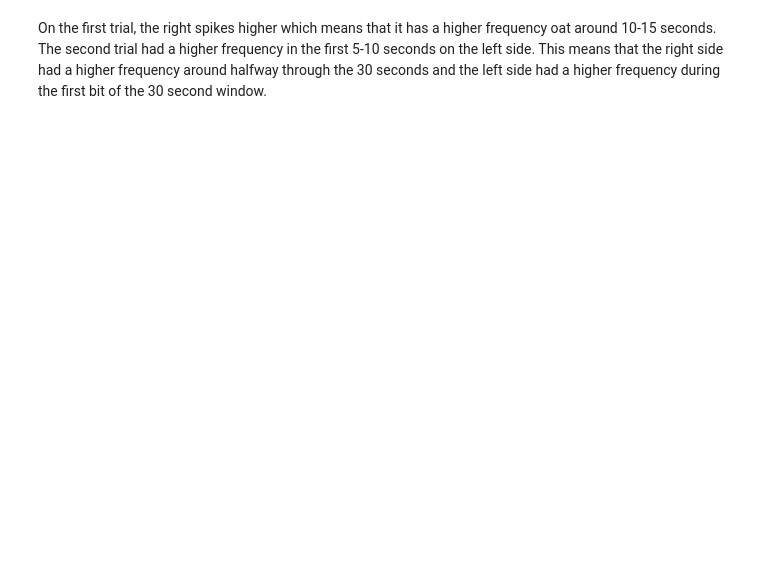
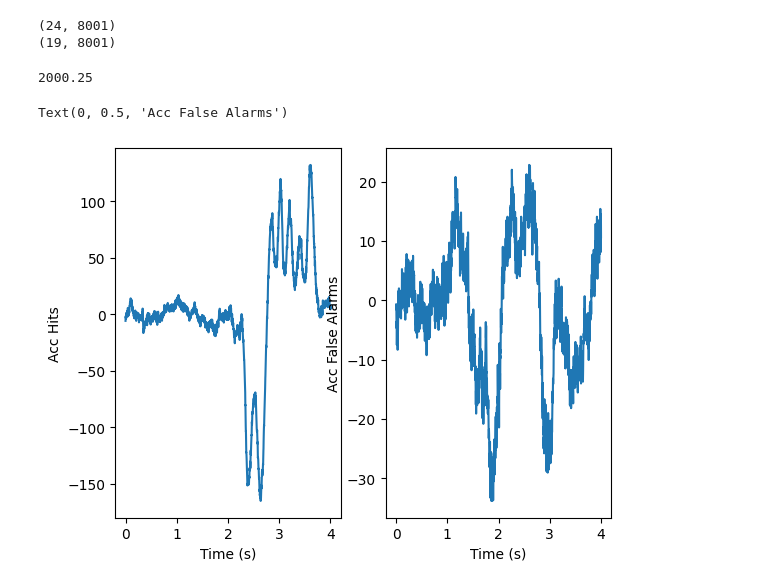
Before and after one commit to oliviahfrank/hello, a Jupyter notebook: coding_homework_7.ipynb, the cells around one changed output. Drawn from its saved outputs; the diff is of its cells as text; code cells hidden in the pictures; blank space fills up the shorter version.

```diff
--- a/coding_homework_7.ipynb
+++ b/coding_homework_7.ipynb
@@ -12,12 +13,7 @@ import matplotlib.pyplot as plt
 # %%
-url1= 'https://raw.githubusercontent.com/hallockh/neur_265_spring2026/refs/heads/main/data/spikes_left_trial1.csv'
-url2= 'https://raw.githubusercontent.com/hallockh/neur_265_spring2026/refs/heads/main/data/spikes_right_trial1.csv'
-url3= 'https://raw.githubusercontent.com/hallockh/neur_265_spring2026/refs/heads/main/data/spikes_left_trial2.csv'
-url4= 'https://raw.githubusercontent.com/hallockh/neur_265_spring2026/refs/heads/main/data/spikes_right_trial2.csv'
-# defining the urls to use so I can use all the information from the CSV files
-# used a delimiter to get rid of any empty spaces in the data
+url1='https://raw.githubusercontent.com/hallockh/neur_265_spring2026/refs/heads/main/data/acc_hits_hw5.csv'
+url2='https://raw.githubusercontent.com/hallockh/neur_265_spring2026/refs/heads/main/data/acc_fa_hw5.csv'
+#defining the urls and then uploading the csv files as variables using the delimiter to get rid of any empty slots.
 
-spikes_left_trial1 = np.loadtxt(url1, delimiter = ',')
-spikes_right_trial1 = np.loadtxt(url2, delimiter = ',')
-spikes_left_trial2 = np.loadtxt(url3, delimiter = ',')
-spikes_right_trial2 = np.loadtxt(url4, delimiter = ',')
+acc_hits=np.loadtxt(url1, delimiter=",")
+acc_fa=np.loadtxt(url2,delimiter=",")
@@ -174,2 +20,30 @@ Text(0.5, 1.0, 'Trial 2')
-# %% [markdown]
-On the first trial, the right spikes higher which means that it has a higher frequency oat around 10-15 seconds. The second trial had a higher frequency in the first 5-10 seconds on the left side. This means that the right side had a higher frequency around halfway through the 30 seconds and the left side had a higher frequency during the first bit of the 30 second window.
+# %%
+print(acc_hits.shape)
+print(acc_fa.shape)
+#printing the shape of the two variables defined by the csv files above
+# %% [output]
+(24, 8001)
+(19, 8001)
+# %%
+time = np.linspace(0, 4, 8001)
+#defining the time varaible
+# %%
+sampling_rate = 8001 / 4
+print(sampling_rate)
+#deterniming the sampling rate by dividing the number of samples by the seconds.
+# %% [output]
+2000.25
+# %%
+fig, ax = plt.subplots(1, 2)
+#making my subplots
+
+#plotting tiem vs hits and labling the axes
+ax[0].plot(time,acc_hits[0,:])
+ax[0].set_xlabel('Time (s)')
+ax[0].set_ylabel('Acc Hits')
+ax[1].plot(time,acc_fa[0,:])
+ax[1].set_xlabel('Time (s)')
+ax[1].set_ylabel('Acc False Alarms')
+# %% [output]
+Text(0, 0.5, 'Acc False Alarms')
+[figure, added]
```
Also changed, not shown: parts of 17 cells of this notebook.
